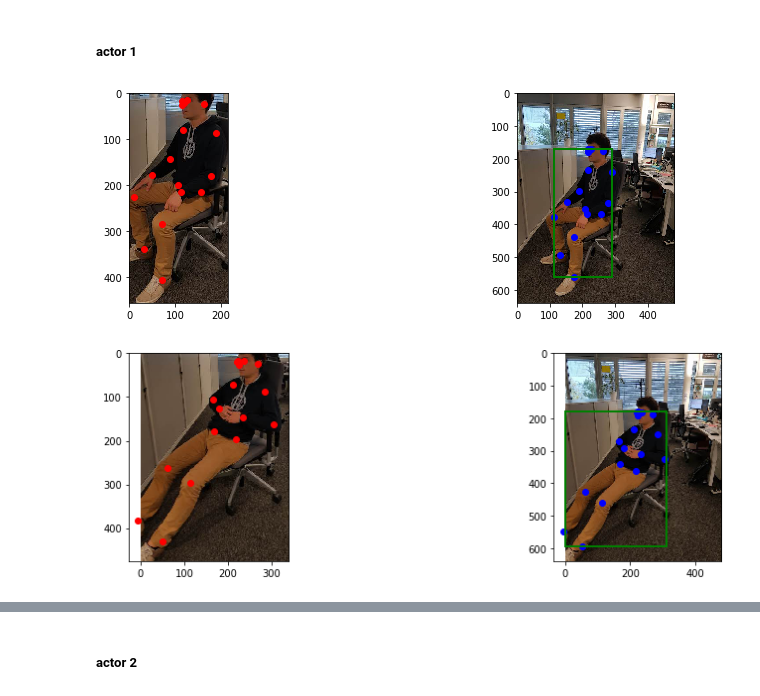
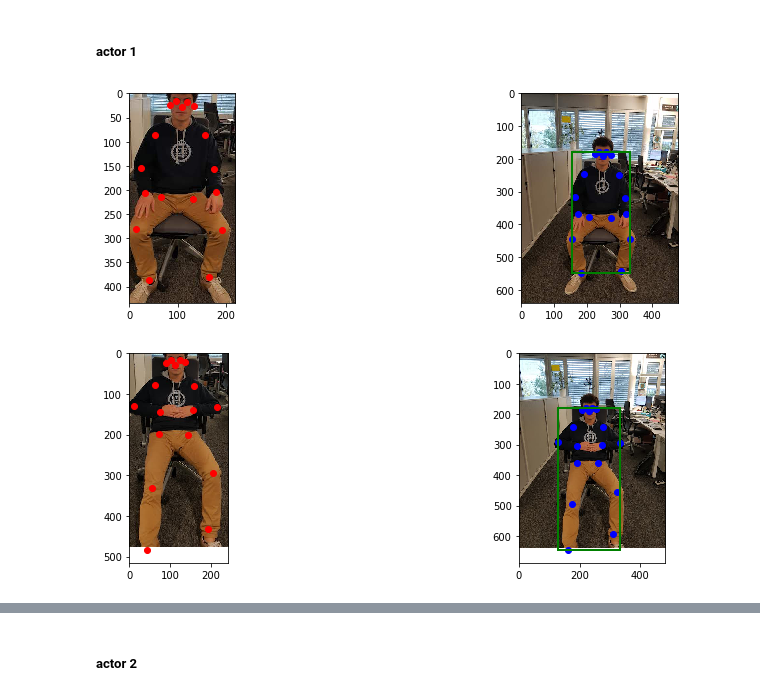
Before and after one commit to Parrotlife/3D-2D_Human_Pose_Generation-Lib, a Jupyter notebook: train_net-v2.ipynb, the cells around one changed output, grey strips where cells are left out. Saved outputs shown, nothing was run; the diff lists cells and outputs as text; code cells hidden in the pictures.

```diff
--- a/train_net-v2.ipynb
+++ b/train_net-v2.ipynb
@@ -578,9 +866,9 @@ for i in range(2,len(pifpaf)):
 
     preds_1.append(pred_pose)
 # %%
-i,j = 1,8
+i,j = 0,7
 vs.show_pp_on_image(pifpaf[i+2],'./data/pifpaf/test_images/','.jpg')
 vs.show_pp_on_image(pifpaf[j+2],'./data/pifpaf/test_images/','.jpg')
 # %% [output]
-[figure, old version]
+[figure, new version]
-[figure, old version]
+[figure, new version]
```
Also changed, not shown: parts of 54 cells of this notebook, 5 other files.
